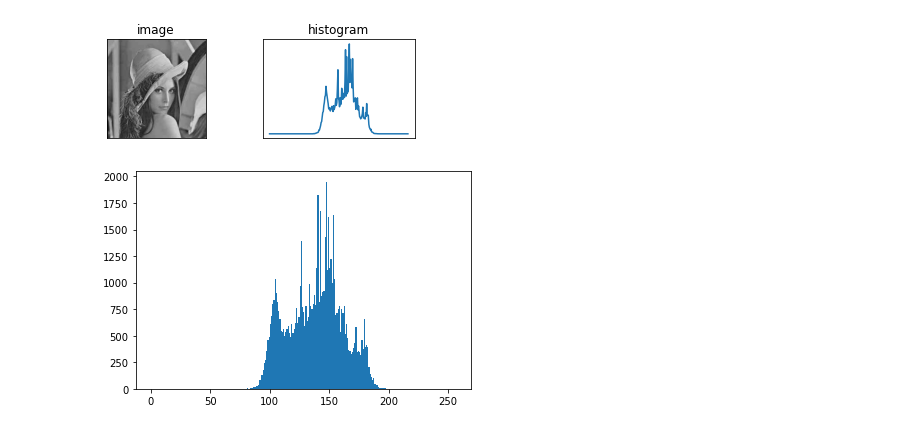
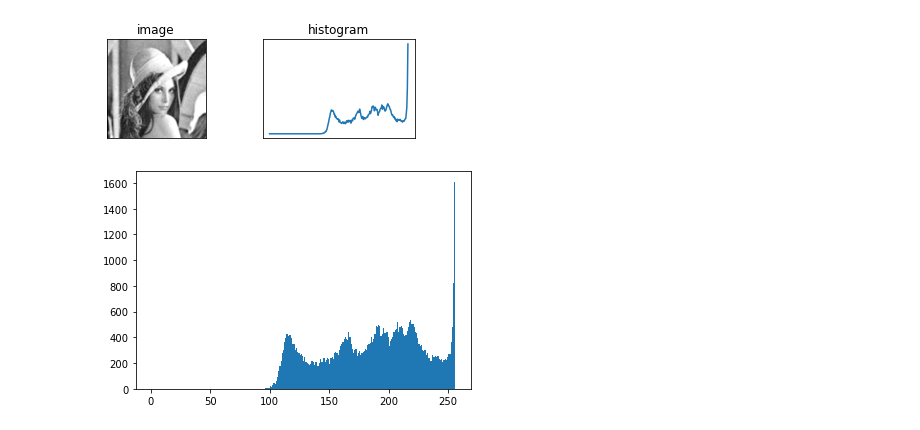
Before and after one commit to GalataGirmaye/Image-processing, a Jupyter notebook: codes/histogram.ipynb, the cells around one changed output. Cells and saved outputs as stored; diff of their text form; code cells hidden in the pictures.

```diff
--- a/codes/histogram.ipynb
+++ b/codes/histogram.ipynb
@@ -1,32 +5,32 @@
 # %%
 import cv2
 from matplotlib import pyplot as plt
 
 # reads an input image
-img = cv2.imread('../Images/lenaLC.jpg',0)
+img = cv2.imread('../Images/blurred21.jpg',0)
 plt.imshow(img)
 # find frequency of pixels in range 0-255
 histr = cv2.calcHist([img],[0],None,[256],[0,256])
 
 
 plt.subplot(2, 2, 1)
 plt.title('image')
 plt.imshow(img,cmap='gray')
 plt.xticks([])
 plt.yticks([])
 
 plt.subplot(2, 2, 2)
 plt.title('histogram')
 plt.plot(histr)
 plt.xticks([])
 plt.yticks([])
 plt.show()
 # %% [output]
-[figure, old version]
+[figure, new version]
 # %%
 
 # alternative way to find histogram of an image
 plt.hist(img.ravel(),256,[0,256])
 plt.show()
 # %% [output]
-[figure, old version]
+[figure, new version]
```
Also changed, not shown: parts of 6 cells of this notebook, 8 other files.
